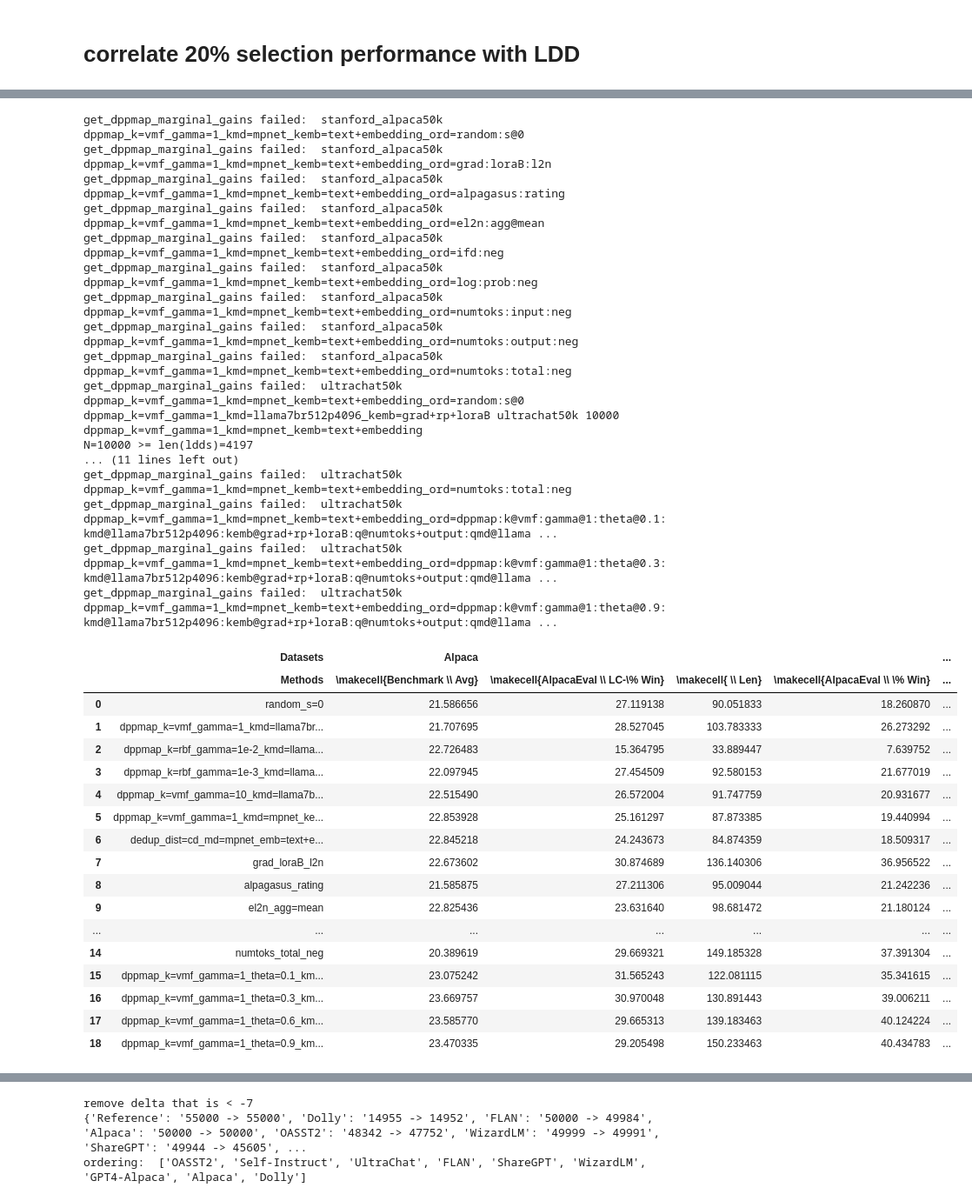
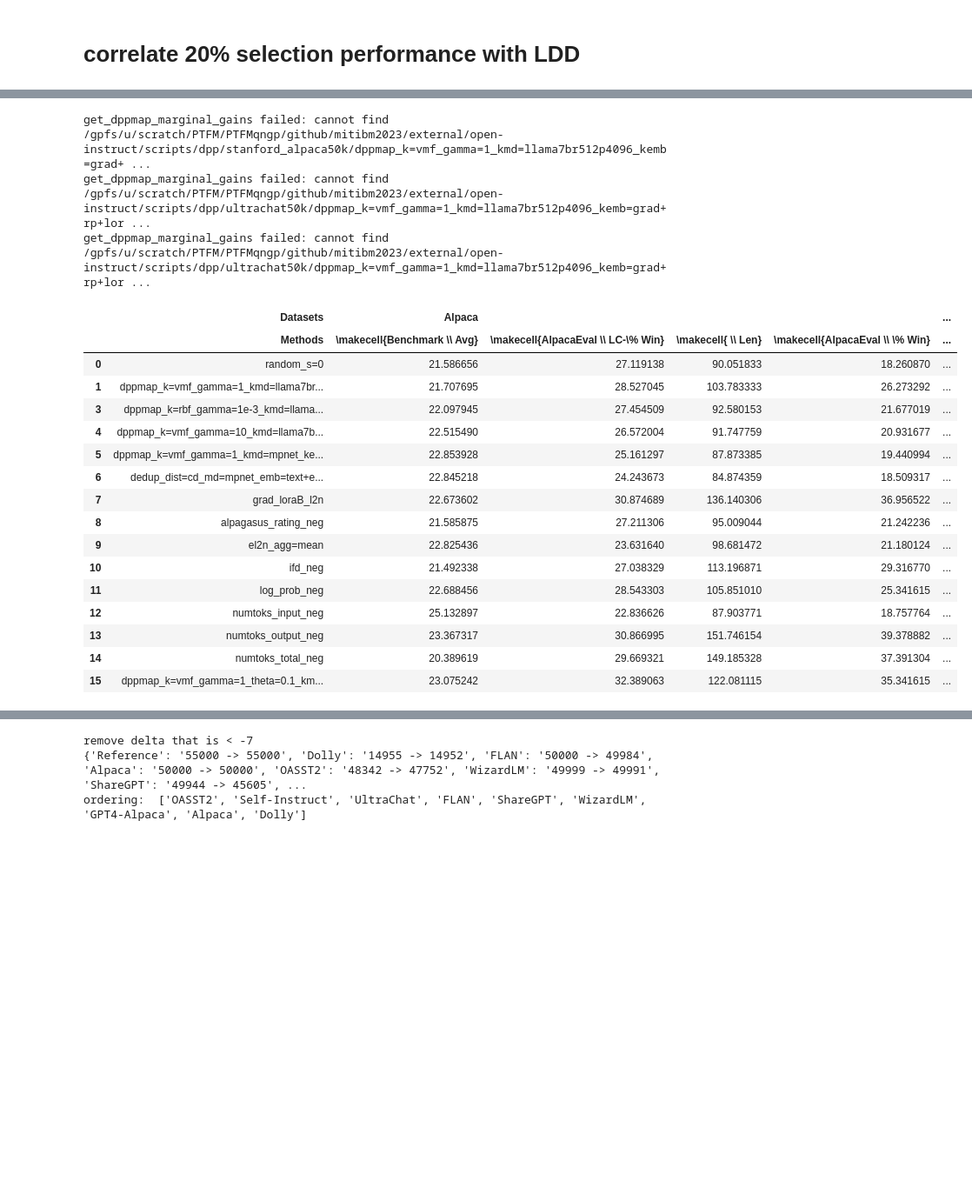
Before and after one commit to tt6746690/open-instruct, a Jupyter notebook: scripts/note_pruning.ipynb, the cells around one changed output, grey strips where cells are left out. Shown at 87% size. Cells and saved outputs as stored; diff of their text form; code cells hidden in the pictures; blank space fills up the shorter version.

```diff
--- a/scripts/note_pruning.ipynb
+++ b/scripts/note_pruning.ipynb
@@ -413,6 +430,7 @@ from note_pruning_analysis import assets_dir
 ## tulu_v2, open_orca_slim, sharegptv2
 model_name = ['llama-7b', 'llama2-7b', 'codellama-7b', 'pythia-1b',
               'all-mpnet-base-v2', 'bge-large-en-v1.5']
+model_name = ['mistral-7b', 'llama-7b']
 # dataset = ['tulu_v2']
 # dataset = ['open_orca_slim']
 # dataset = ['sharegptv2']
@@ -455,7 +473,7 @@ model_name = ['llama-7b', 'llama2-7b', 'codellama-7b', 'pythia-1b',
 dataset = [ # 50k sft subsets.
 #     'dolly',
 #     'flan_v250k',
-#     'stanford_alpaca50k',
+    'stanford_alpaca50k',
 #     'oasst2',
 #     'wizardlm50k',
 #     'sharegpt50k',
@@ -478,7 +496,7 @@ pacing_fn_list = [
         (30_000, 3),  # -> 10k, 20%
         (60_000, 3),  # -> 20k, 40%
         (90_000, 3),  # -> 30k, 60%
-        (120_000, 3),  # -> 40k, 80%
+#         (120_000, 3),  # -> 40k, 80%
 #         (80000, 2), # -> 40k, 80%
     ]
 ]
@@ -672,3 +690,32 @@ font_manager.fontManager.addfont(font_path)
 prop = font_manager.FontProperties(fname=font_path)
 plt.rcParams['font.family'] = 'sans-serif'
 plt.rcParams['font.sans-serif'] = prop.get_name()
+# %%
+##### measure stochasticity from sampling refernece dataset
+
+from functools import partial
+import scipy
+
+
+def subtract_to_smaller_size(a,b):
+    l = min(len(a), len(b))
+    return a[:l] - b[:l]
+
+
+def compute_LDDs(L_greedy_objs, R_greedy_objs):
+    logdetL = np.cumsum(L_greedy_objs)
+    logdetR = np.cumsum(R_greedy_objs)
+    l = min(len(logdetL), len(logdetR))
+    LDDs = (logdetR[:l] - logdetL[:l]) / (np.arange(l)+1)
+    return LDDs
+
+dataset = 'stanford_alpaca50k'
+L_greedy_objs = get_dppmap_marginal_gains(f'dppmap_k=vmf_gamma=1_kmd=llama7br512p4096_kemb=grad+rp+loraB', dataset)
+
+L = []
+for seed in [0,1,2,3,4]:
+    R_greedy_objs = get_dppmap_marginal_gains(f'dppmap_k=vmf_gamma=1_kmd=randspherep4096s{seed}_kemb=grad+rp+loraB', 'flan_v2')
+    ldds = compute_LDDs(L_greedy_objs, R_greedy_objs)
+    L.append(ldds[50_000-1])
+
+np.mean(L), np.std(L)
@@ -943,4 +1020,5 @@ df_tab1
 # %%
+import matplotlib.pyplot as plt
 from functools import partial
 import scipy
 
@@ -968,64 +1046,49 @@ def compute_ldd_from_ordering(ordering, dataset, N, ldd_kernel):
         elif ldd_kernel == f'dppmap_k=vmf_gamma=10_kmd={md}_kemb=text+embedding':
             randsphere_sortby = f'dppmap_k=vmf_gamma=10_kmd=randspherep4096_kemb=grad+rp+loraB'
         elif ldd_kernel == f'dppmap_k=vmf_gamma=1_kmd=mpnet_kemb=text+embedding':
             randsphere_sortby = f'dppmap_k=vmf_gamma=1_kmd=randspherep768_kemb=grad+rp+loraB'
         else:
             raise ValueError()
         R_greedy_objs = get_dppmap_marginal_gains(randsphere_sortby, 'flan_v2')
         ldds = compute_LDDs(L_greedy_objs, R_greedy_objs)
         if N<len(ldds):
             return ldds[N]
         else:
             print(ordering, dataset, N, ldd_kernel, f'\nN={N} >= len(ldds)={len(ldds)}')
             return ldds[-1]
 
 
 N = 10_000
 
 for ldd_kernel in [
-#     f'dppmap_k=vmf_gamma=1_kmd={md}_kemb=grad+rp+loraB',
+    f'dppmap_k=vmf_gamma=1_kmd={md}_kemb=grad+rp+loraB',
 ##     f'dppmap_k=rbf_gamma=1e-3_kmd={md}_kemb=text+embedding',
-    f'dppmap_k=vmf_gamma=1_kmd=mpnet_kemb=text+embedding',
+#     f'dppmap_k=vmf_gamma=1_kmd=mpnet_kemb=text+embedding',
 #     f'dppmap_k=vmf_gamma=10_kmd={md}_kemb=text+embedding',
 ]:
     ldd_name = f'LDD_{ldd_kernel}'
     df_tab1[('Alpaca', ldd_name)] = df_tab1[('Datasets', 'Methods')].apply(partial(compute_ldd_from_ordering, dataset='stanford_alpaca50k', N=N, ldd_kernel=ldd_kernel))
     df_tab1[('UltraChat', ldd_name)] = df_tab1[('Datasets', 'Methods')].apply(partial(compute_ldd_from_ordering, dataset='ultrachat50k', N=N, ldd_kernel=ldd_kernel))
 df_tab1
 # %% [output]
-get_dppmap_marginal_gains failed:  stanford_alpaca50k dppmap_k=vmf_gamma=1_kmd=mpnet_kemb=text+embedding_ord=random:s@0
-get_dppmap_marginal_gains failed:  stanford_alpaca50k dppmap_k=vmf_gamma=1_kmd=mpnet_kemb=text+embedding_ord=grad:loraB:l2n
-get_dppmap_marginal_gains failed:  stanford_alpaca50k dppmap_k=vmf_gamma=1_kmd=mpnet_kemb=text+embedding_ord=alpagasus:rating
-get_dppmap_marginal_gains failed:  stanford_alpaca50k dppmap_k=vmf_gamma=1_kmd=mpnet_kemb=text+embedding_ord=el2n:agg@mean
-get_dppmap_marginal_gains failed:  stanford_alpaca50k dppmap_k=vmf_gamma=1_kmd=mpnet_kemb=text+embedding_ord=ifd:neg
-get_dppmap_marginal_gains failed:  stanford_alpaca50k dppmap_k=vmf_gamma=1_kmd=mpnet_kemb=text+embedding_ord=log:prob:neg
-get_dppmap_marginal_gains failed:  stanford_alpaca50k dppmap_k=vmf_gamma=1_kmd=mpnet_kemb=text+embedding_ord=numtoks:input:neg
-get_dppmap_marginal_gains failed:  stanford_alpaca50k dppmap_k=vmf_gamma=1_kmd=mpnet_kemb=text+embedding_ord=numtoks:output:neg
-get_dppmap_marginal_gains failed:  stanford_alpaca50k dppmap_k=vmf_gamma=1_kmd=mpnet_kemb=text+embedding_ord=numtoks:total:neg
-get_dppmap_marginal_gains failed:  ultrachat50k dppmap_k=vmf_gamma=1_kmd=mpnet_kemb=text+embedding_ord=random:s@0
-dppmap_k=vmf_gamma=1_kmd=llama7br512p4096_kemb=grad+rp+loraB ultrachat50k 10000 dppmap_k=vmf_gamma=1_kmd=mpnet_kemb=text+embedding
-N=10000 >= len(ldds)=4197
-... (11 lines left out)
-get_dppmap_marginal_gains failed:  ultrachat50k dppmap_k=vmf_gamma=1_kmd=mpnet_kemb=text+embedding_ord=numtoks:total:neg
-get_dppmap_marginal_gains failed:  ultrachat50k dppmap_k=vmf_gamma=1_kmd=mpnet_kemb=text+embedding_ord=dppmap:k@vmf:gamma@1:theta@0.1:kmd@llama7br512p4096:kemb@grad+rp+loraB:q@numtoks+output:qmd@llama ...
-get_dppmap_marginal_gains failed:  ultrachat50k dppmap_k=vmf_gamma=1_kmd=mpnet_kemb=text+embedding_ord=dppmap:k@vmf:gamma@1:theta@0.3:kmd@llama7br512p4096:kemb@grad+rp+loraB:q@numtoks+output:qmd@llama ...
-get_dppmap_marginal_gains failed:  ultrachat50k dppmap_k=vmf_gamma=1_kmd=mpnet_kemb=text+embedding_ord=dppmap:k@vmf:gamma@1:theta@0.9:kmd@llama7br512p4096:kemb@grad+rp+loraB:q@numtoks+output:qmd@llama ...
+get_dppmap_marginal_gains failed: cannot find /gpfs/u/scratch/PTFM/PTFMqngp/github/mitibm2023/external/open-instruct/scripts/dpp/stanford_alpaca50k/dppmap_k=vmf_gamma=1_kmd=llama7br512p4096_kemb=grad+ ...
+get_dppmap_marginal_gains failed: cannot find /gpfs/u/scratch/PTFM/PTFMqngp/github/mitibm2023/external/open-instruct/scripts/dpp/ultrachat50k/dppmap_k=vmf_gamma=1_kmd=llama7br512p4096_kemb=grad+rp+lor ...
+get_dppmap_marginal_gains failed: cannot find /gpfs/u/scratch/PTFM/PTFMqngp/github/mitibm2023/external/open-instruct/scripts/dpp/ultrachat50k/dppmap_k=vmf_gamma=1_kmd=llama7br512p4096_kemb=grad+rp+lor ...
 |  | Datasets | Alpaca |  |  |  | ... |
 |  | Methods | \makecell{Benchmark \\ Avg} | \makecell{AlpacaEval \\ LC-\% Win} | \makecell{ \\ Len} | \makecell{AlpacaEval \\ \% Win} | ... |
 | 0 | random_s=0 | 21.586656 | 27.119138 | 90.051833 | 18.260870 | ... |
 | 1 | dppmap_k=vmf_gamma=1_kmd=llama7br... | 21.707695 | 28.527045 | 103.783333 | 26.273292 | ... |
-| 2 | dppmap_k=rbf_gamma=1e-2_kmd=llama... | 22.726483 | 15.364795 | 33.889447 | 7.639752 | ... |
 | 3 | dppmap_k=rbf_gamma=1e-3_kmd=llama... | 22.097945 | 27.454509 | 92.580153 | 21.677019 | ... |
 | 4 | dppmap_k=vmf_gamma=10_kmd=llama7b... | 22.515490 | 26.572004 | 91.747759 | 20.931677 | ... |
 | 5 | dppmap_k=vmf_gamma=1_kmd=mpnet_ke... | 22.853928 | 25.161297 | 87.873385 | 19.440994 | ... |
 | 6 | dedup_dist=cd_md=mpnet_emb=text+e... | 22.845218 | 24.243673 | 84.874359 | 18.509317 | ... |
 | 7 | grad_loraB_l2n | 22.673602 | 30.874689 | 136.140306 | 36.956522 | ... |
-| 8 | alpagasus_rating | 21.585875 | 27.211306 | 95.009044 | 21.242236 | ... |
+| 8 | alpagasus_rating_neg | 21.585875 | 27.211306 | 95.009044 | 21.242236 | ... |
 | 9 | el2n_agg=mean | 22.825436 | 23.631640 | 98.681472 | 21.180124 | ... |
-| ... | ... | ... | ... | ... | ... | ... |
+| 10 | ifd_neg | 21.492338 | 27.038329 | 113.196871 | 29.316770 | ... |
+| 11 | log_prob_neg | 22.688456 | 28.543303 | 105.851010 | 25.341615 | ... |
+| 12 | numtoks_input_neg | 25.132897 | 22.836626 | 87.903771 | 18.757764 | ... |
+| 13 | numtoks_output_neg | 23.367317 | 30.866995 | 151.746154 | 39.378882 | ... |
 | 14 | numtoks_total_neg | 20.389619 | 29.669321 | 149.185328 | 37.391304 | ... |
-| 15 | dppmap_k=vmf_gamma=1_theta=0.1_km... | 23.075242 | 31.565243 | 122.081115 | 35.341615 | ... |
-| 16 | dppmap_k=vmf_gamma=1_theta=0.3_km... | 23.669757 | 30.970048 | 130.891443 | 39.006211 | ... |
-| 17 | dppmap_k=vmf_gamma=1_theta=0.6_km... | 23.585770 | 29.665313 | 139.183463 | 40.124224 | ... |
-| 18 | dppmap_k=vmf_gamma=1_theta=0.9_km... | 23.470335 | 29.205498 | 150.233463 | 40.434783 | ... |
+| 15 | dppmap_k=vmf_gamma=1_theta=0.1_km... | 23.075242 | 32.389063 | 122.081115 | 35.341615 | ... |
 # %%
```
Also changed, not shown: parts of 11 cells of this notebook, 1 other file.
